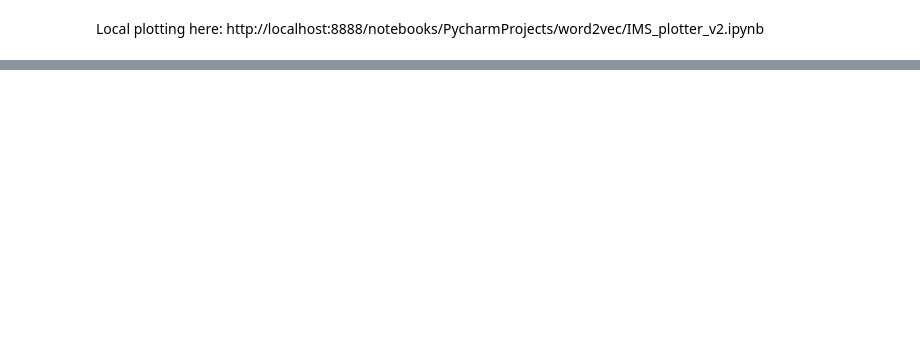
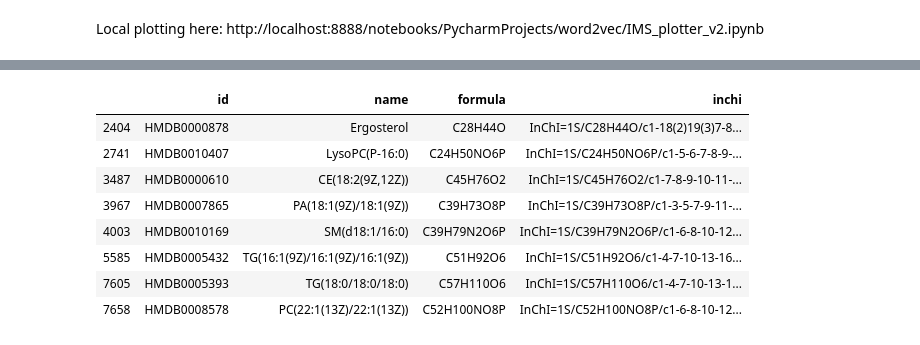
Before and after one commit to DinosaurInSpace/MS2_fragments_in_imaging_MS, a Jupyter notebook: database_expt_msms_to_METASPACE.ipynb, the cells around one changed output, grey strips where cells are left out. Saved outputs shown, nothing was run; the diff lists cells and outputs as text; code cells hidden in the pictures; blank space fills up the shorter version.

```diff
--- a/database_expt_msms_to_METASPACE.ipynb
+++ b/database_expt_msms_to_METASPACE.ipynb
@@ -352,0 +396,21 @@ http://localhost:8888/notebooks/PycharmProjects/word2vec/IMS_plotter_v2.ipynb
+# %%
+# Known compounds spotted:
+lipids_spotted = {
+    'TG(18:0/18:0/18:0)': 'HMDB0005393',
+    'TG(16:1/16:1/16:1)': 'HMDB0005432',
+    'LPC(16:0)': 'HMDB0010407',
+    'PA(18:1/18:1)': 'HMDB0007865',
+    'SM(d18:1/16:0)': 'HMDB0010169',
+    'PE(22:1/22:1)': 'HMDB0009535',
+    'PC(22:1/22:1)': 'HMDB0008578',
+    'CE(18:2)':'HMDB0000610',
+    '6 Di-Sulfo, Galactosyl(ß)Ceramide(d18:1/12:0)': 'nd',
+    'PI(17:0/17:0)': 'nd',
+    'PE(17:0/17:0)': 'nd',
+    'CholesterolPE(18:0/18:0)': 'nd',
+    'Ergosterol': 'HMDB0000878'
+}
+
+lipids_spotted = list(lipids_spotted.values())
+lipids_spotted = [x for x in lipids_spotted if x != 'nd']
+lipids_spotted
@@ -352,0 +443,18 @@ http://localhost:8888/notebooks/PycharmProjects/word2vec/IMS_plotter_v2.ipynb
+# %%
+# Load reference database by path:
+path = '/Users/dis/PycharmProjects/core_metabolome/core_metabolome_v3.pickle'
+ref_db = load_molecule_database(path)
+lipid_spot_ms1_df = ref_db[ref_db.id.isin(lipids_spotted)]
+lipid_spot_ms1_df.iloc[:,0:4].to_csv('out_db/ds_2020-03-12_17h55m21s_MS1.csv',
+                          sep='\t')
+lipid_spot_ms1_df
+# %% [output]
+|  | id | name | formula | inchi |
+| 2404 | HMDB0000878 | Ergosterol | C28H44O | InChI=1S/C28H44O/c1-18(2)19(3)7-8... |
+| 2741 | HMDB0010407 | LysoPC(P-16:0) | C24H50NO6P | InChI=1S/C24H50NO6P/c1-5-6-7-8-9-... |
+| 3487 | HMDB0000610 | CE(18:2(9Z,12Z)) | C45H76O2 | InChI=1S/C45H76O2/c1-7-8-9-10-11-... |
+| 3967 | HMDB0007865 | PA(18:1(9Z)/18:1(9Z)) | C39H73O8P | InChI=1S/C39H73O8P/c1-3-5-7-9-11-... |
+| 4003 | HMDB0010169 | SM(d18:1/16:0) | C39H79N2O6P | InChI=1S/C39H79N2O6P/c1-6-8-10-12... |
+| 5585 | HMDB0005432 | TG(16:1(9Z)/16:1(9Z)/16:1(9Z)) | C51H92O6 | InChI=1S/C51H92O6/c1-4-7-10-13-16... |
+| 7605 | HMDB0005393 | TG(18:0/18:0/18:0) | C57H110O6 | InChI=1S/C57H110O6/c1-4-7-10-13-1... |
+| 7658 | HMDB0008578 | PC(22:1(13Z)/22:1(13Z)) | C52H100NO8P | InChI=1S/C52H100NO8P/c1-6-8-10-12... |
```
Also changed, not shown: parts of 17 cells of this notebook, 18 other files.
